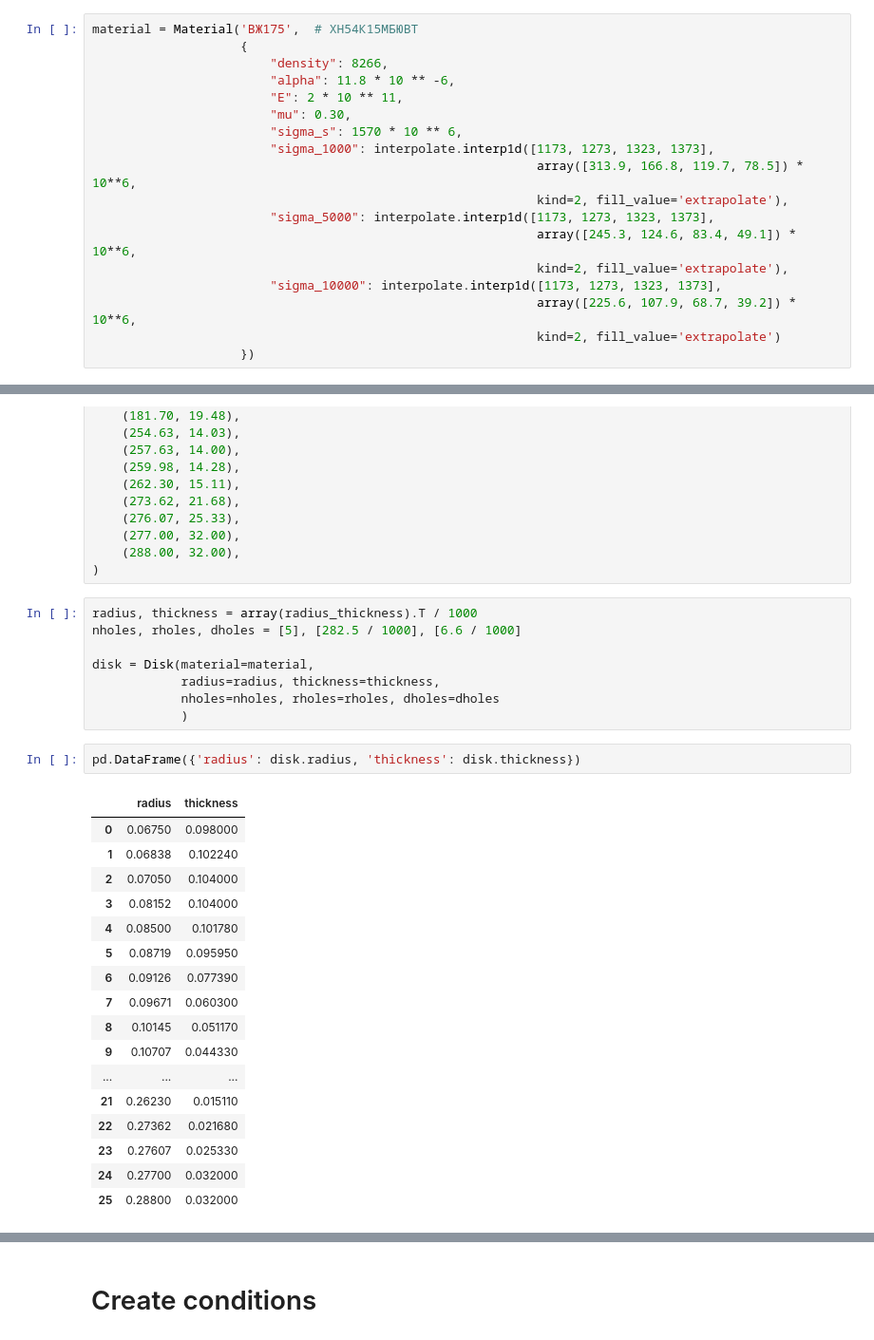
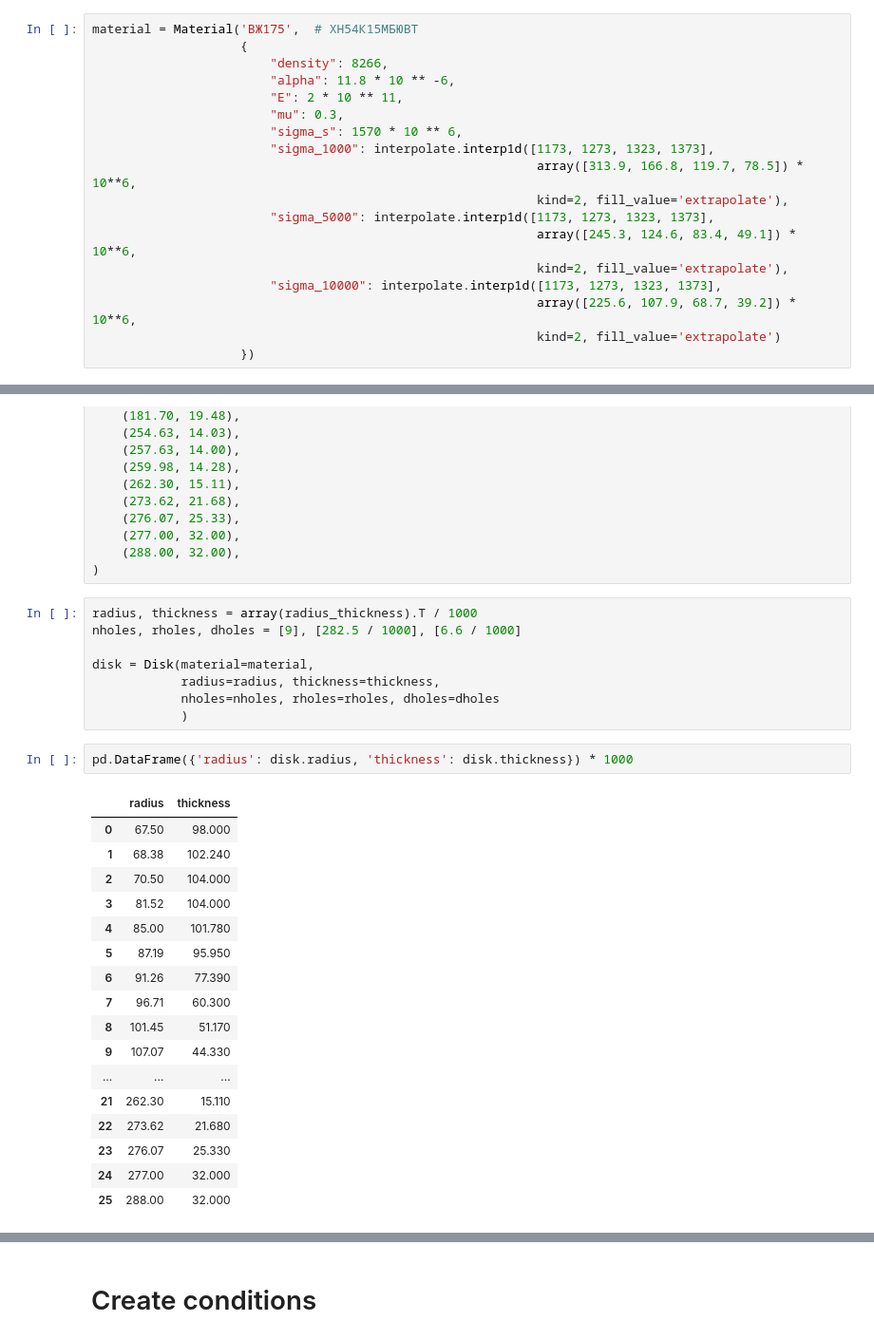
Before and after one commit to ParkhomenkoDV/gte, a Jupyter notebook: gte/HPT_stage_1_disk.ipynb, the cells around one changed output, grey strips where cells are left out. Shown: that part at 95% size. Saved outputs shown, nothing was run; the diff lists cells and outputs as text.

```diff
--- a/gte/HPT_stage_1_disk.ipynb
+++ b/gte/HPT_stage_1_disk.ipynb
@@ -74,7 +74,7 @@ material = Material('ВЖ175',  # ХН54К15МБЮВТ
                         "density": 8266,
                         "alpha": 11.8 * 10 ** -6,
                         "E": 2 * 10 ** 11,
-                        "mu": 0.30,
+                        "mu": 0.3,
                         "sigma_s": 1570 * 10 ** 6,
                         "sigma_1000": interpolate.interp1d([1173, 1273, 1323, 1373],
                                                             array([313.9, 166.8, 119.7, 78.5]) * 10**6,
@@ -123,29 +123,29 @@ radius_thickness = (
 )
 # %%
 radius, thickness = array(radius_thickness).T / 1000
-nholes, rholes, dholes = [5], [282.5 / 1000], [6.6 / 1000]
+nholes, rholes, dholes = [9], [282.5 / 1000], [6.6 / 1000]
 
 disk = Disk(material=material,
             radius=radius, thickness=thickness,
             nholes=nholes, rholes=rholes, dholes=dholes
             )
 # %%
-pd.DataFrame({'radius': disk.radius, 'thickness': disk.thickness})
+pd.DataFrame({'radius': disk.radius, 'thickness': disk.thickness}) * 1000
 # %% [output]
 |  | radius | thickness |
-| 0 | 0.06750 | 0.098000 |
-| 1 | 0.06838 | 0.102240 |
-| 2 | 0.07050 | 0.104000 |
-| 3 | 0.08152 | 0.104000 |
-| 4 | 0.08500 | 0.101780 |
-| 5 | 0.08719 | 0.095950 |
-| 6 | 0.09126 | 0.077390 |
-| 7 | 0.09671 | 0.060300 |
-| 8 | 0.10145 | 0.051170 |
-| 9 | 0.10707 | 0.044330 |
+| 0 | 67.50 | 98.000 |
+| 1 | 68.38 | 102.240 |
+| 2 | 70.50 | 104.000 |
+| 3 | 81.52 | 104.000 |
+| 4 | 85.00 | 101.780 |
+| 5 | 87.19 | 95.950 |
+| 6 | 91.26 | 77.390 |
+| 7 | 96.71 | 60.300 |
+| 8 | 101.45 | 51.170 |
+| 9 | 107.07 | 44.330 |
 | ... | ... | ... |
-| 21 | 0.26230 | 0.015110 |
-| 22 | 0.27362 | 0.021680 |
-| 23 | 0.27607 | 0.025330 |
-| 24 | 0.27700 | 0.032000 |
-| 25 | 0.28800 | 0.032000 |
+| 21 | 262.30 | 15.110 |
+| 22 | 273.62 | 21.680 |
+| 23 | 276.07 | 25.330 |
+| 24 | 277.00 | 32.000 |
+| 25 | 288.00 | 32.000 |
```
Also changed, not shown: parts of 6 cells of this notebook, 8 other files.
